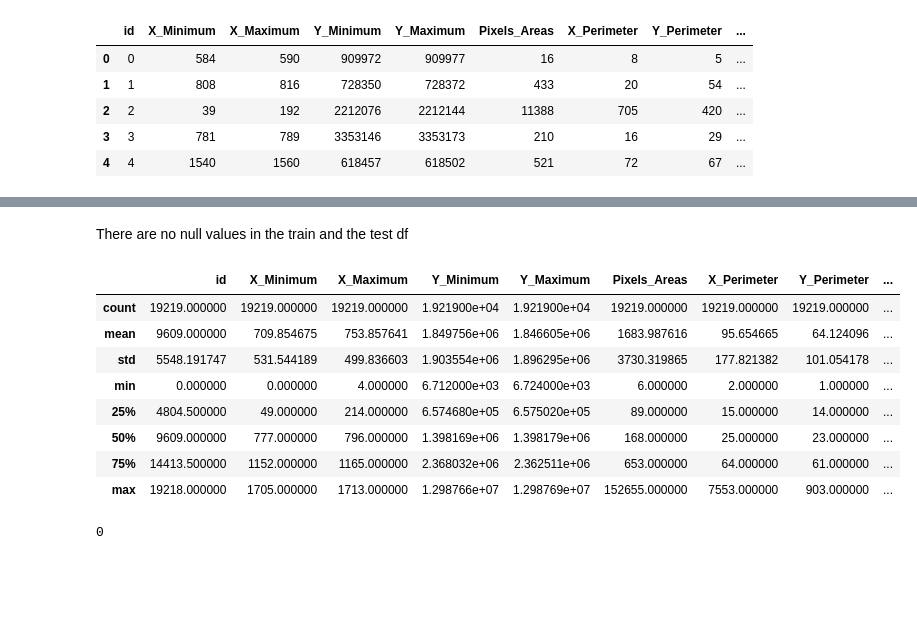
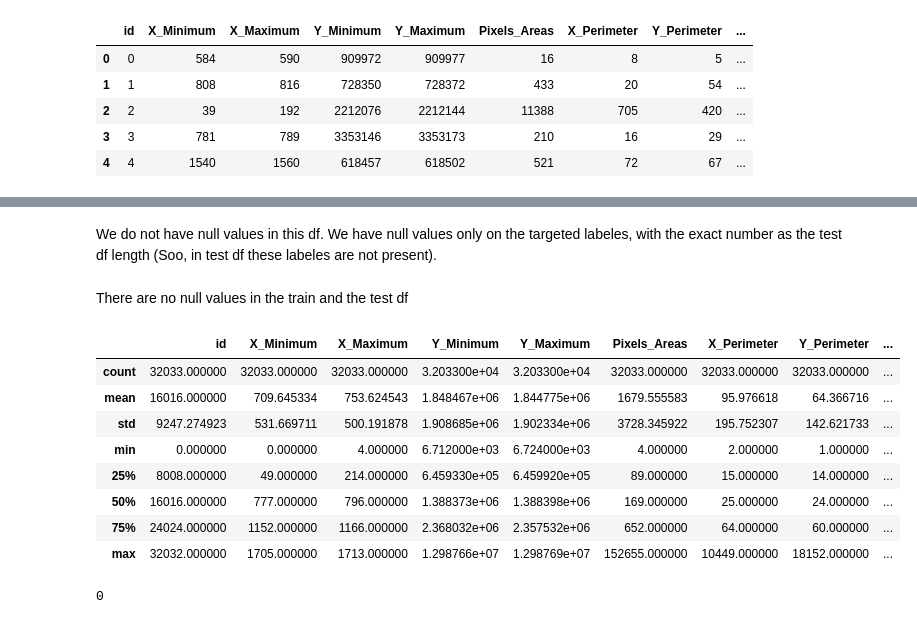
Before and after one commit to endritmustafa96/Steel-Plate-Defect-Prediction, a Jupyter notebook: Notebook/SteelPlateDefectPrediction_Kaggle.ipynb, the cells around one changed output, grey strips where cells are left out. Drawn from its saved outputs; the diff is of its cells as text; code cells hidden in the pictures; blank space fills up the shorter version.

```diff
--- a/Notebook/SteelPlateDefectPrediction_Kaggle.ipynb
+++ b/Notebook/SteelPlateDefectPrediction_Kaggle.ipynb
@@ -66 +66,5 @@ targets = ['Pastry', 'Z_Scratch', 'K_Scatch', 'Stains', 'Dirtiness', 'Bumps', 'O
+# %%
+# Concatening train df and the test df in one
+
+total_df = pd.concat([df_train, df_test])
 # %%
@@ -110,19 +92,21 @@ dtype: int64
+# %% [markdown]
+We do not have null values in this df. We have null values only on the targeted labeles, with the exact number as the test df length (Soo, in test df these labeles are not present).
 # %% [markdown]
 There are no null values in the train and the test df
 # %%
 # Descriptive Analysis of the train df
 
-df_train.describe()
+total_df.describe()
 # %% [output]
 |  | id | X_Minimum | X_Maximum | Y_Minimum | Y_Maximum | Pixels_Areas | X_Perimeter | Y_Perimeter | ... |
-| count | 19219.000000 | 19219.000000 | 19219.000000 | 1.921900e+04 | 1.921900e+04 | 19219.000000 | 19219.000000 | 19219.000000 | ... |
-| mean | 9609.000000 | 709.854675 | 753.857641 | 1.849756e+06 | 1.846605e+06 | 1683.987616 | 95.654665 | 64.124096 | ... |
-| std | 5548.191747 | 531.544189 | 499.836603 | 1.903554e+06 | 1.896295e+06 | 3730.319865 | 177.821382 | 101.054178 | ... |
-| min | 0.000000 | 0.000000 | 4.000000 | 6.712000e+03 | 6.724000e+03 | 6.000000 | 2.000000 | 1.000000 | ... |
-| 25% | 4804.500000 | 49.000000 | 214.000000 | 6.574680e+05 | 6.575020e+05 | 89.000000 | 15.000000 | 14.000000 | ... |
-| 50% | 9609.000000 | 777.000000 | 796.000000 | 1.398169e+06 | 1.398179e+06 | 168.000000 | 25.000000 | 23.000000 | ... |
-| 75% | 14413.500000 | 1152.000000 | 1165.000000 | 2.368032e+06 | 2.362511e+06 | 653.000000 | 64.000000 | 61.000000 | ... |
-| max | 19218.000000 | 1705.000000 | 1713.000000 | 1.298766e+07 | 1.298769e+07 | 152655.000000 | 7553.000000 | 903.000000 | ... |
+| count | 32033.000000 | 32033.000000 | 32033.000000 | 3.203300e+04 | 3.203300e+04 | 32033.000000 | 32033.000000 | 32033.000000 | ... |
+| mean | 16016.000000 | 709.645334 | 753.624543 | 1.848467e+06 | 1.844775e+06 | 1679.555583 | 95.976618 | 64.366716 | ... |
+| std | 9247.274923 | 531.669711 | 500.191878 | 1.908685e+06 | 1.902334e+06 | 3728.345922 | 195.752307 | 142.621733 | ... |
+| min | 0.000000 | 0.000000 | 4.000000 | 6.712000e+03 | 6.724000e+03 | 4.000000 | 2.000000 | 1.000000 | ... |
+| 25% | 8008.000000 | 49.000000 | 214.000000 | 6.459330e+05 | 6.459920e+05 | 89.000000 | 15.000000 | 14.000000 | ... |
+| 50% | 16016.000000 | 777.000000 | 796.000000 | 1.388373e+06 | 1.388398e+06 | 169.000000 | 25.000000 | 24.000000 | ... |
+| 75% | 24024.000000 | 1152.000000 | 1166.000000 | 2.368032e+06 | 2.357532e+06 | 652.000000 | 64.000000 | 60.000000 | ... |
+| max | 32032.000000 | 1705.000000 | 1713.000000 | 1.298766e+07 | 1.298769e+07 | 152655.000000 | 10449.000000 | 18152.000000 | ... |
 # %%
 # Checking if we have duplicated values
 
```
Also changed, not shown: parts of 37 cells of this notebook, 1 other file.
